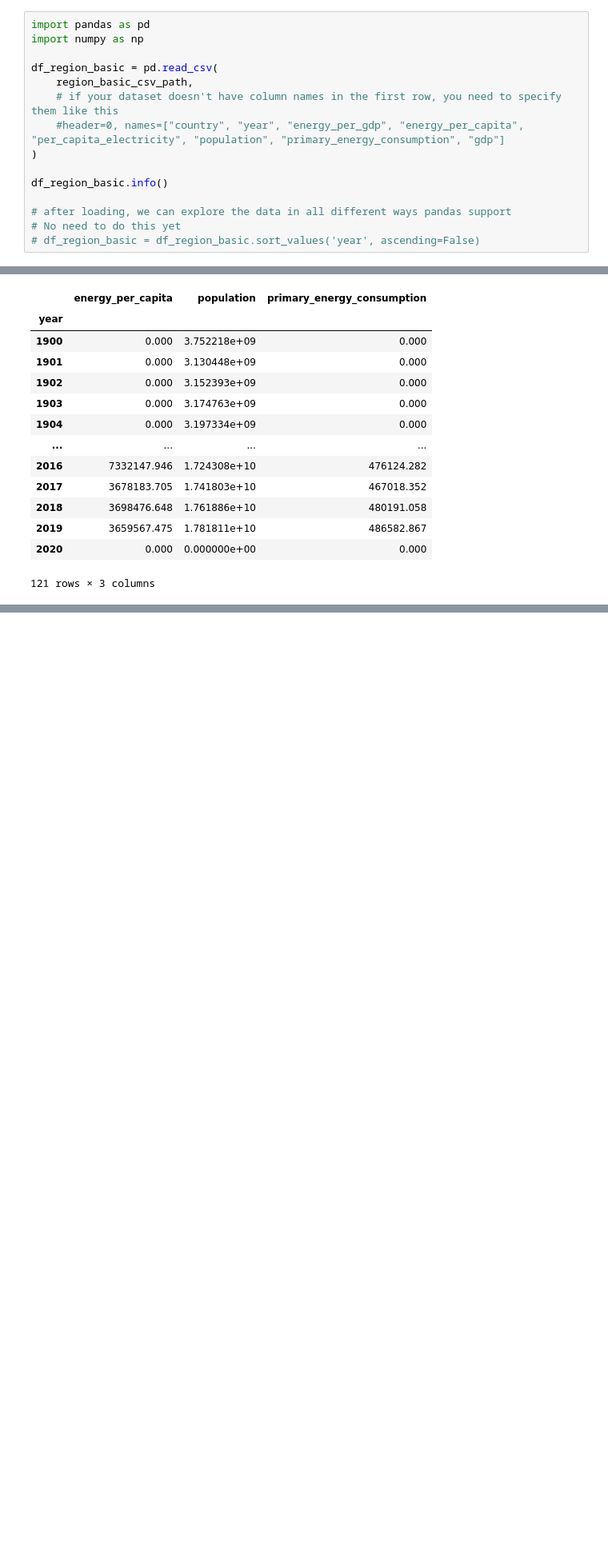
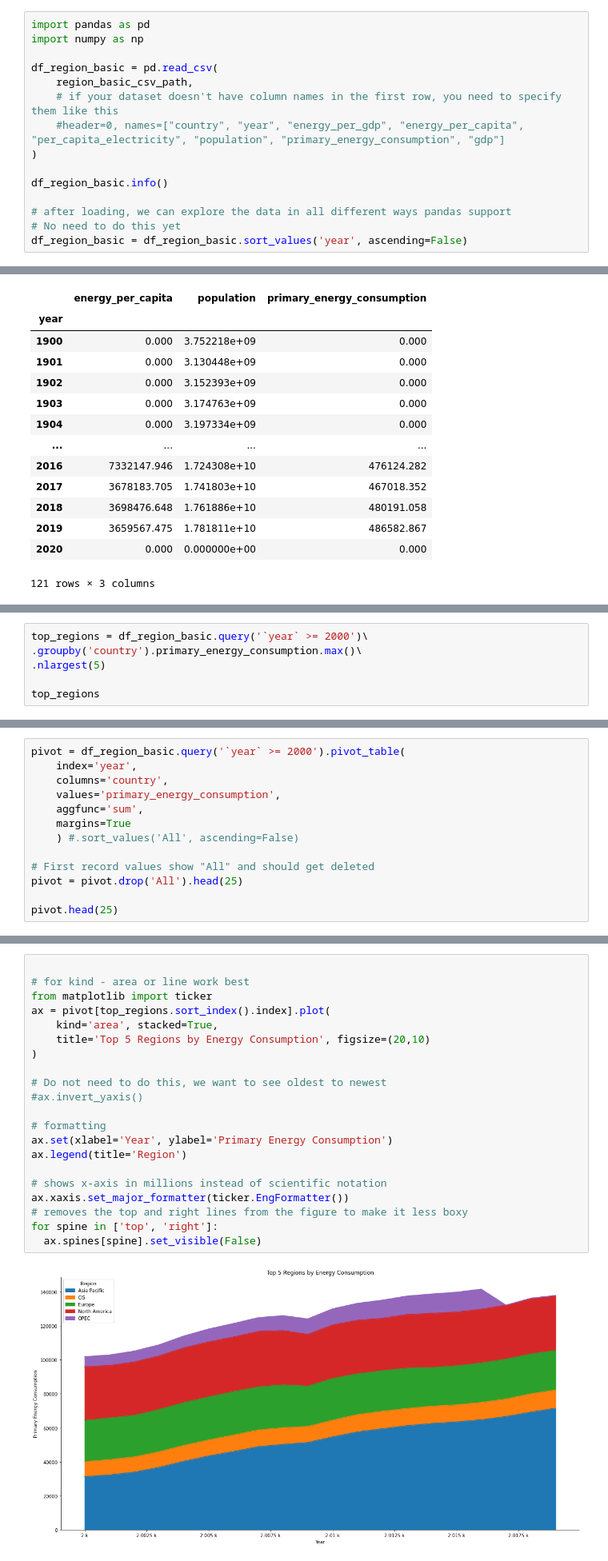
Before and after one commit to amycelliott/DMP_LP_2022, a Jupyter notebook: DMP_Learning_Program__2022_Oct.ipynb, the cells around one changed output, grey strips where cells are left out. Shown at 80% size. Drawn from its saved outputs; the diff is of its cells as text; blank space fills up the shorter version.

Commit message:
Amy added in some graphs

```diff
--- a/DMP_Learning_Program__2022_Oct.ipynb
+++ b/DMP_Learning_Program__2022_Oct.ipynb
@@ -144,7 +144,7 @@ df_region_basic.info()
 
 # after loading, we can explore the data in all different ways pandas support
 # No need to do this yet
-# df_region_basic = df_region_basic.sort_values('year', ascending=False)
+df_region_basic = df_region_basic.sort_values('year', ascending=False)
 # %% [output]
 <class 'pandas.core.frame.DataFrame'>
 RangeIndex: 1528 entries, 0 to 1527
@@ -296,0 +316,6 @@ display(year_plt)
+# %%
+top_regions = df_region_basic.query('`year` >= 2000')\
+.groupby('country').primary_energy_consumption.max()\
+.nlargest(5)
+
+top_regions
@@ -296,0 +330,13 @@ display(year_plt)
+# %%
+pivot = df_region_basic.query('`year` >= 2000').pivot_table(
+    index='year',
+    columns='country',
+    values='primary_energy_consumption',
+    aggfunc='sum',
+    margins=True
+    ) #.sort_values('All', ascending=False)
+
+# First record values show "All" and should get deleted
+pivot = pivot.drop('All').head(25)
+
+pivot.head(25)
@@ -296,0 +384,23 @@ display(year_plt)
+# %%
+
+# for kind - area or line work best
+from matplotlib import ticker
+ax = pivot[top_regions.sort_index().index].plot(
+    kind='area', stacked=True,
+    title='Top 5 Regions by Energy Consumption', figsize=(20,10)
+)
+
+# Do not need to do this, we want to see oldest to newest
+#ax.invert_yaxis()
+
+# formatting
+ax.set(xlabel='Year', ylabel='Primary Energy Consumption')
+ax.legend(title='Region')
+
+# shows x-axis in millions instead of scientific notation
+ax.xaxis.set_major_formatter(ticker.EngFormatter())
+# removes the top and right lines from the figure to make it less boxy
+for spine in ['top', 'right']:
+  ax.spines[spine].set_visible(False)
+# %% [output]
+[figure, added]
```
Also changed, not shown: parts of 8 cells of this notebook.
